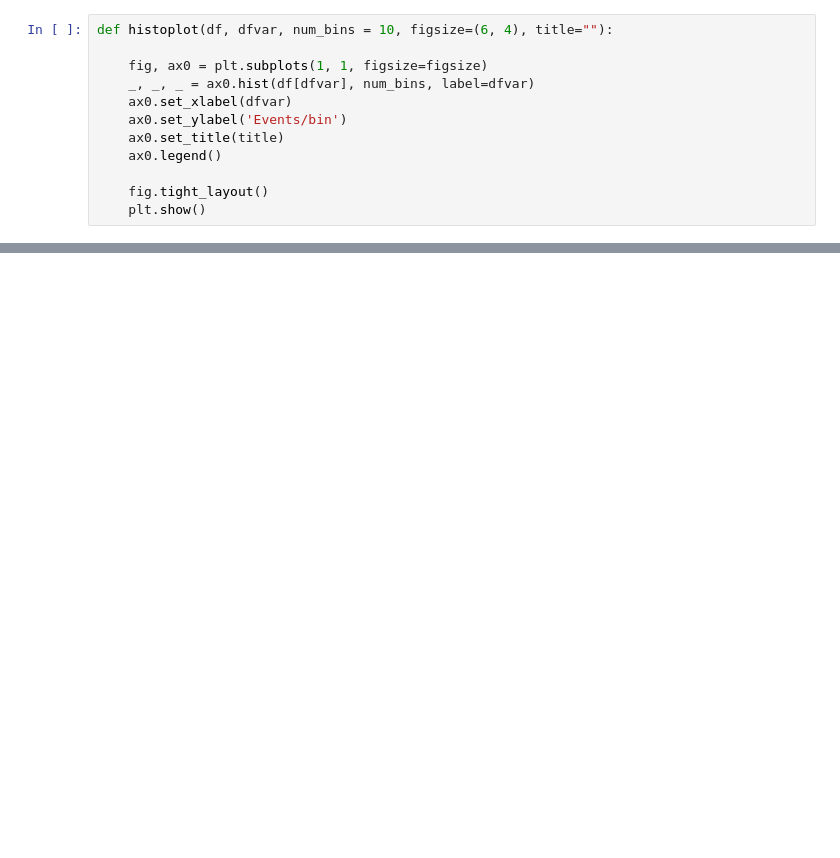
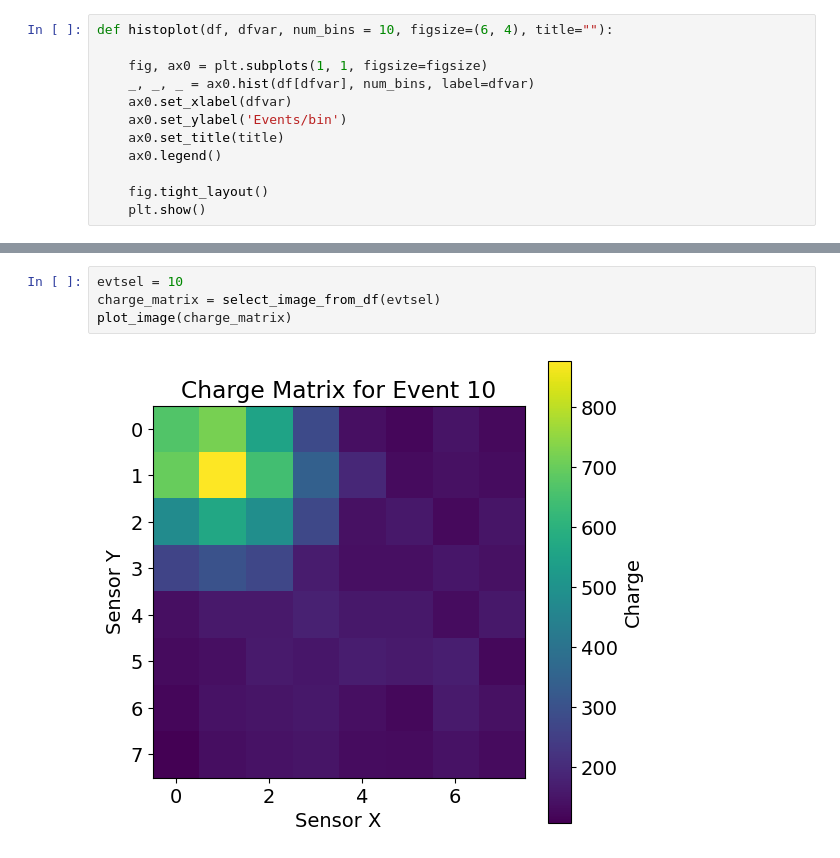
Before and after one commit to jjgomezcadenas/g4crysp, a Jupyter notebook: monolithicCrystal/crystalMT/nb/analysis.ipynb, the cells around one changed output, grey strips where cells are left out. Saved outputs shown, nothing was run; the diff lists cells and outputs as text; blank space fills up the shorter version.

```diff
--- a/monolithicCrystal/crystalMT/nb/analysis.ipynb
+++ b/monolithicCrystal/crystalMT/nb/analysis.ipynb
@@ -53,0 +147,6 @@ histoplot(df, "E", num_bins = 10, figsize=(6, 4), title="")
+# %%
+evtsel = 10
+charge_matrix = select_image_from_df(evtsel)
+plot_image(charge_matrix)
+# %% [output]
+[figure, added]
```
Also changed, not shown: parts of 18 cells of this notebook, 14 other files.
